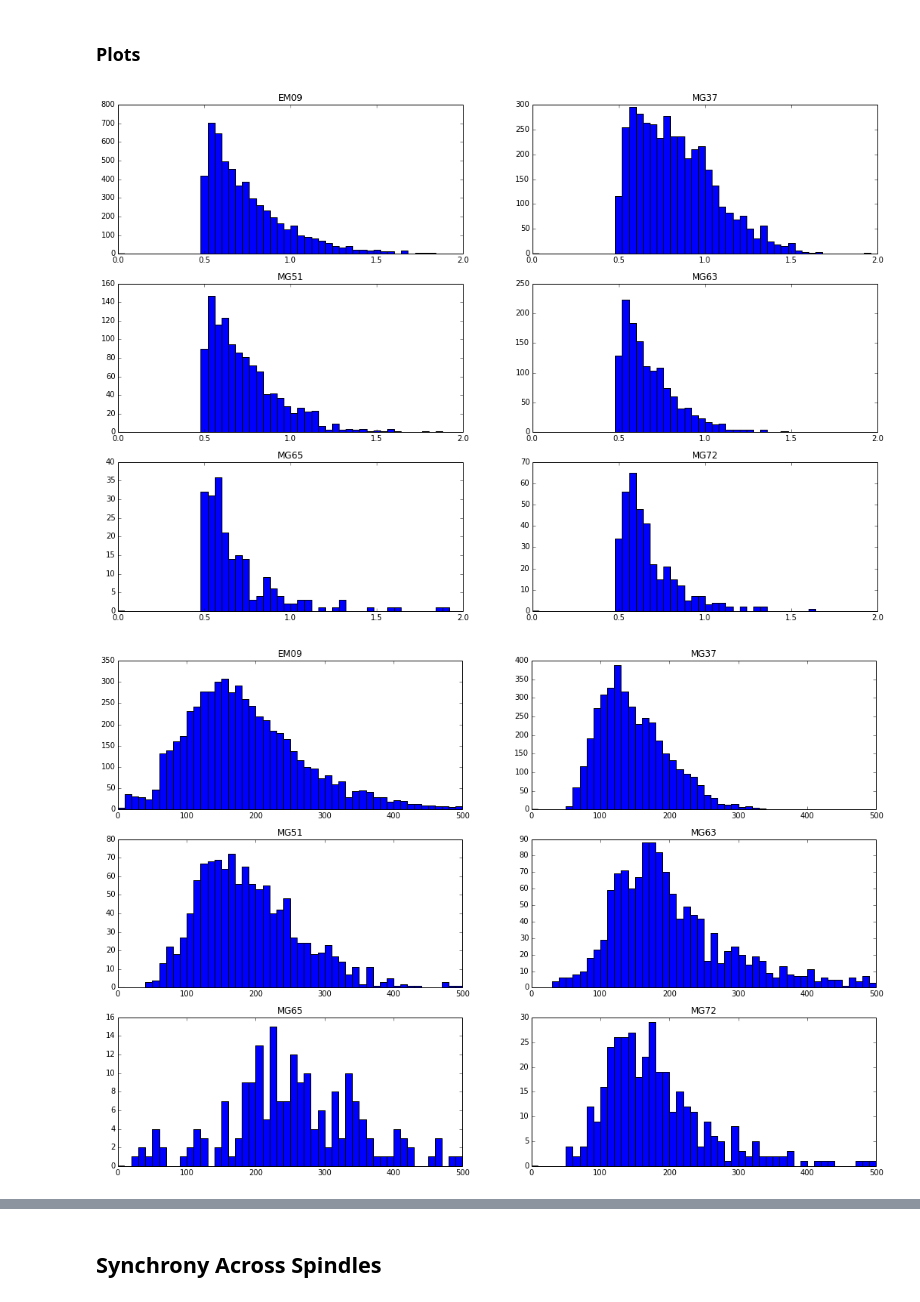
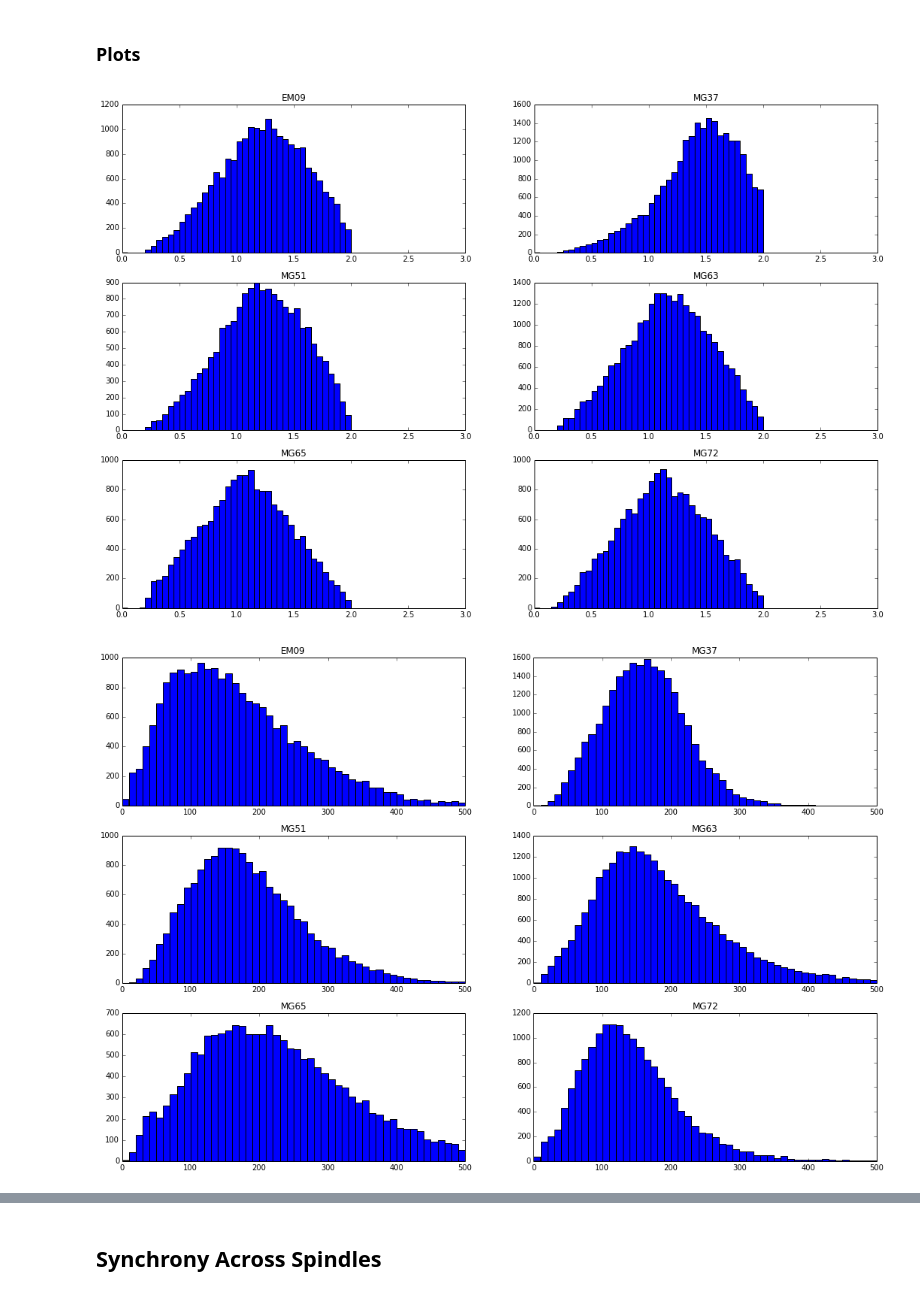
Before and after one commit to gpiantoni/spgr, a Jupyter notebook: main.ipynb, the cells around one changed output, grey strips where cells are left out. Drawn from its saved outputs; the diff is of its cells as text; code cells hidden in the pictures.

Commit message:
maxima 3, 1, no selection criteria

```diff
--- a/main.ipynb
+++ b/main.ipynb
@@ -49,11 +49,12 @@ from phypno.detect import DetectSpindle
 
 detsp = DetectSpindle(frequency=(11, 18),
                       method='hilbert',
-                      threshold='relative', threshold_options={'detection_value': 3, 'selection_value': 1},
-                      criteria={'duration': (0.5, 2), 'peak_in_fft': {'length': 1}}
+                      threshold='maxima', threshold_options={'peak_width': 3, 'select_width': 1},
+                      criteria={'peak_in_fft': {'length': 1, 'dryrun': True}}
                       )
 
-#                      threshold='maxima', threshold_options={'peak_width': 2, 'select_width': 1},
+#                      criteria={'duration': (0.5, 2), 'peak_in_fft': {'length': 1}}
+#                      threshold='relative', threshold_options={'detection_value': 3, 'selection_value': 1},
 # %% [markdown]
 Remember that **MG72** has flat channels (in the subfrontal grid) for part of the night
 # %%
@@ -129,15 +129,15 @@ from matplotlib.pyplot import gca
 # %%
 f, subp = subplots(3, 2, figsize=(18, 12))
 
-x_lim = (0, 2)
+x_lim = (0, 3)
 
 for ax, spindles, subj in zip(subp.flatten(), all_spindles, all_subj):
     dur = [x['end_time'] - x['start_time'] for x in spindles]
-    ax.hist(dur, range=x_lim, bins=50)
+    ax.hist(dur, range=x_lim, bins=x_lim[1] * 20 )
     ax.set_title(subj)
     ax.set_xlim(x_lim)
 # %% [output]
-[figure, old version]
+[figure, new version]
 # %%
 f, subp = subplots(3, 2, figsize=(18, 12))
 
@@ -149,7 +149,7 @@ for ax, spindles, subj in zip(subp.flatten(), all_spindles, all_subj):
     ax.set_title(subj)
     ax.set_xlim(x_lim)
 # %% [output]
-[figure, old version]
+[figure, new version]
 # %%
 f, subp = subplots(3, 2, figsize=(18, 10))
 
```
Also changed, not shown: parts of 7 cells of this notebook.
